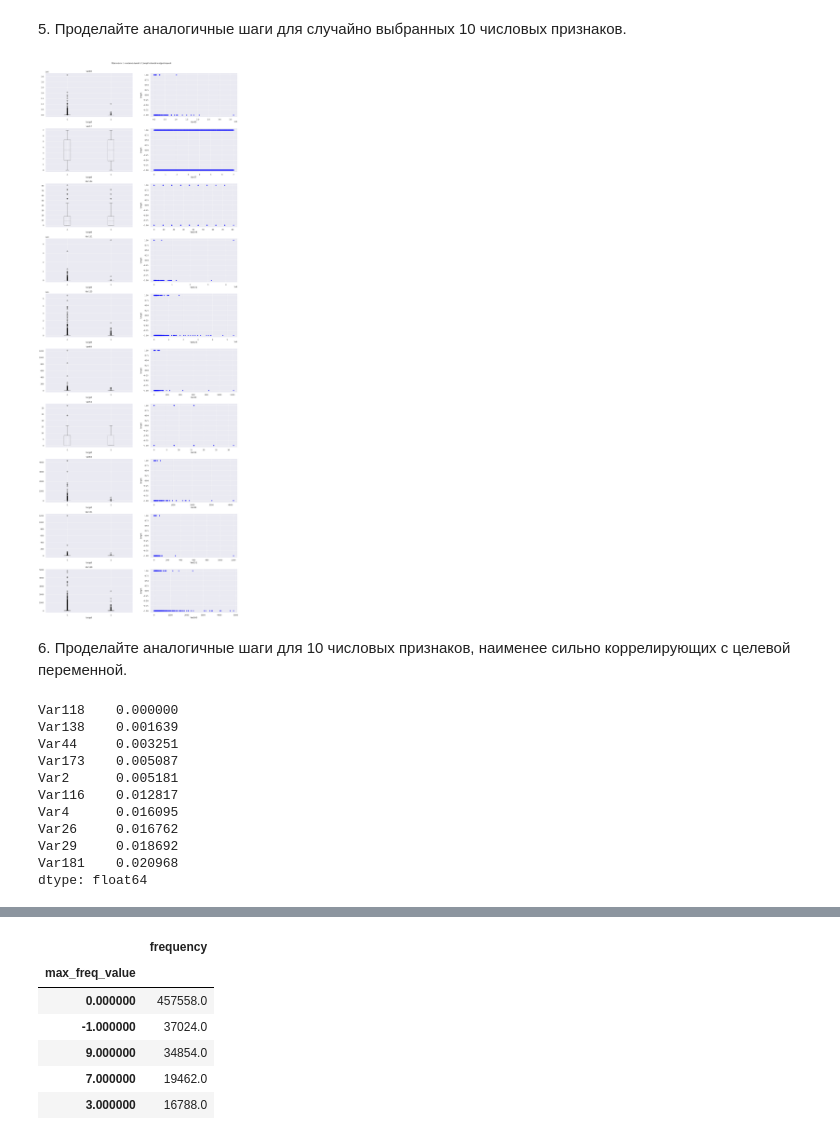
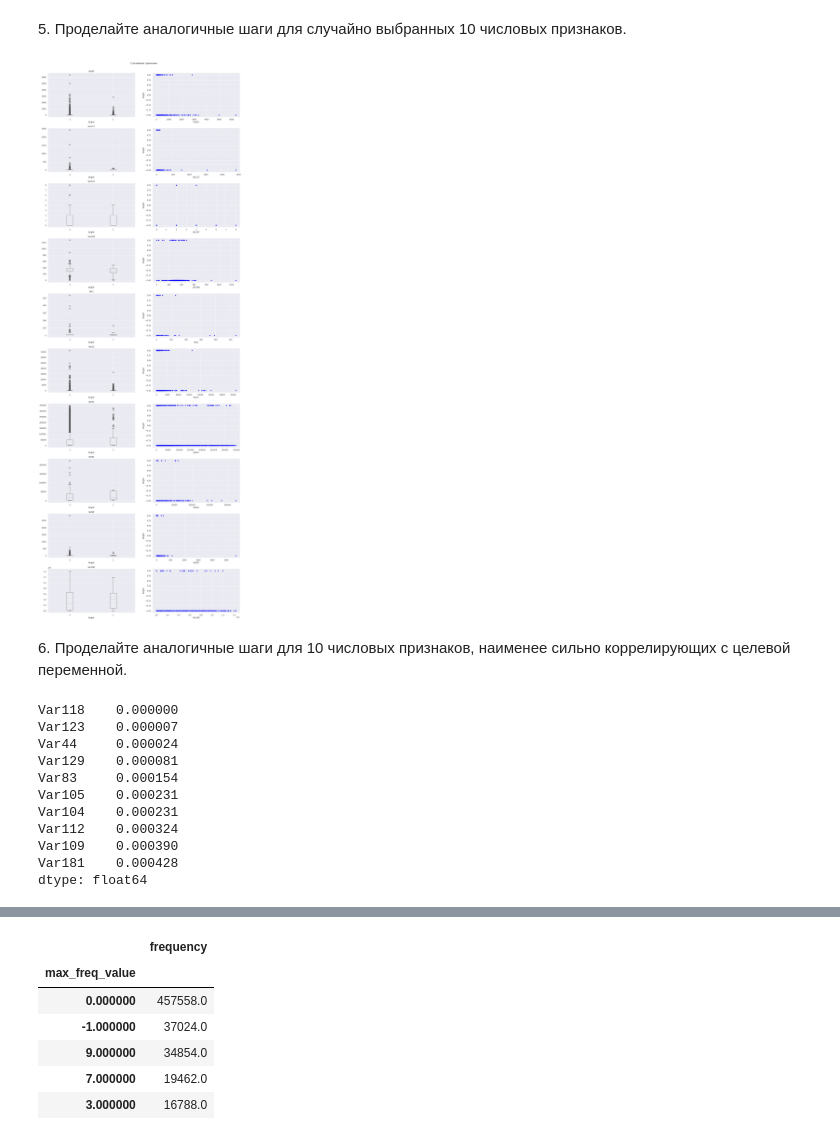
Before and after one commit to Uniholder/Specialization-Yandex-MIPT, a Jupyter notebook: 6_Final_projects/2_churn_prediction/week_1.ipynb, the cells around one changed output, grey strips where cells are left out. Saved outputs shown, nothing was run; the diff lists cells and outputs as text; code cells hidden in the pictures.

```diff
--- a/6_Final_projects/2_churn_prediction/week_1.ipynb
+++ b/6_Final_projects/2_churn_prediction/week_1.ipynb
@@ -260,8 +285,8 @@ dtype: float64
 fig, axes = plt.subplots(nrows=10, ncols=2, figsize=(20, 60))
 fig.subplots_adjust(hspace=0.25)
 for i, ax in enumerate(axes):
-    col = top_correlated_pos.index.to_list()[i]
-    df_train.boxplot(column=col, by='target', ax=ax[0])
-    df_train.plot.scatter(x=col, y='target', ax=ax[1], color='blue')
-fig.suptitle('Признаки с максимальной положительной корреляцией', y=0.915);
+    col = top_correlated.index.to_list()[i]
+    df.boxplot(column=col, by='target', ax=ax[0])
+    df.plot.scatter(x=col, y='target', ax=ax[1], color='blue')
+fig.suptitle('Признаки с максимальной корреляцией', y=0.915);
 # %% [output]
@@ -269,8 +293,0 @@ fig.suptitle('Признаки с максимальной положитель
-# %%
-fig, axes = plt.subplots(nrows=10, ncols=2, figsize=(20, 60))
-fig.subplots_adjust(hspace=0.25)
-for i, ax in enumerate(axes):
-    col = top_correlated_neg.index.to_list()[i]
-    df_train.boxplot(column=col, by='target', ax=ax[0])
-    df_train.plot.scatter(x=col, y='target', ax=ax[1], color='blue');
-fig.suptitle('Признаки с максимальной отрицательной корреляцией', y=0.915);
@@ -279,36 +294,39 @@ fig.suptitle('Признаки с максимальной отрицатель
 # %% [markdown]
 5\. Проделайте аналогичные шаги для случайно выбранных 10 числовых признаков.
+# %%
+num_vars_nna = [i for i in df.columns if i in num_vars]
+cat_vars_nna = [i for i in df.columns if i in cat_vars]
 # %%
 import random
 
-random_10 = random.sample(range(means.shape[1]), 10)
-random_correlated = corrs[random_10]
+random_10 = random.sample(num_vars_nna, 10)
+random_correlated = abs(corrs)[random_10]
 # %%
 fig, axes = plt.subplots(nrows=10, ncols=2, figsize=(20, 60))
 fig.subplots_adjust(hspace=0.25)
 for i, ax in enumerate(axes):
     col = random_correlated.index.to_list()[i]
-    df_train.boxplot(column=col, by='target', ax=ax[0])
-    df_train.plot.scatter(x=col, y='target', ax=ax[1], color='blue');
-fig.suptitle('Признаки с максимальной отрицательной корреляцией', y=0.915);
+    df.boxplot(column=col, by='target', ax=ax[0])
+    df.plot.scatter(x=col, y='target', ax=ax[1], color='blue');
+fig.suptitle('Случайные признаки', y=0.915);
 # %% [output]
-[figure, old version]
+[figure, new version]
 # %% [markdown]
 6\. Проделайте аналогичные шаги для 10 числовых признаков, наименее сильно коррелирующих с целевой переменной.
 # %%
-less_correlated = corrs.abs().sort_values()[:10]
-less_correlated
+least_correlated = corrs[num_vars_nna].abs().sort_values()[:10]
+least_correlated
 # %% [output]
 Var118    0.000000
-Var138    0.001639
-Var44     0.003251
-Var173    0.005087
-Var2      0.005181
-Var116    0.012817
-Var4      0.016095
-Var26     0.016762
-Var29     0.018692
-Var181    0.020968
+Var123    0.000007
+Var44     0.000024
+Var129    0.000081
+Var83     0.000154
+Var105    0.000231
+Var104    0.000231
+Var112    0.000324
+Var109    0.000390
+Var181    0.000428
 dtype: float64
 # %%
 fig, axes = plt.subplots(nrows=10, ncols=2, figsize=(20, 60))
```
Also changed, not shown: parts of 56 cells of this notebook.
